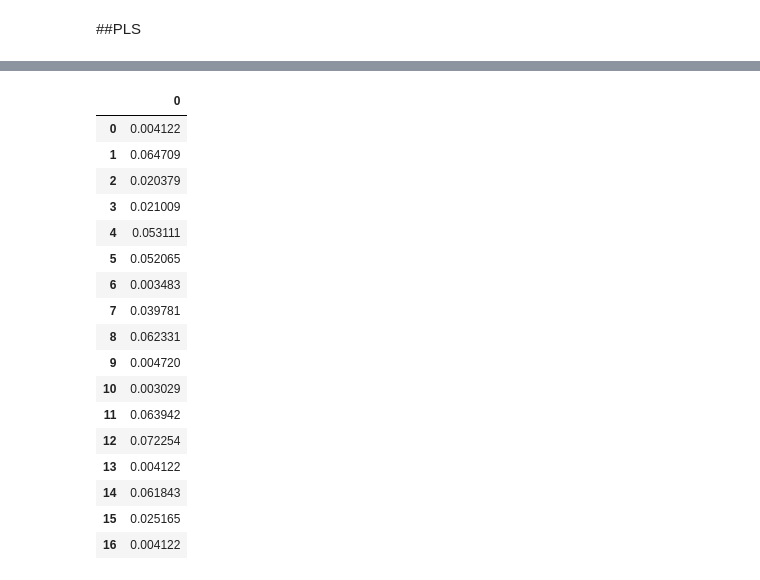
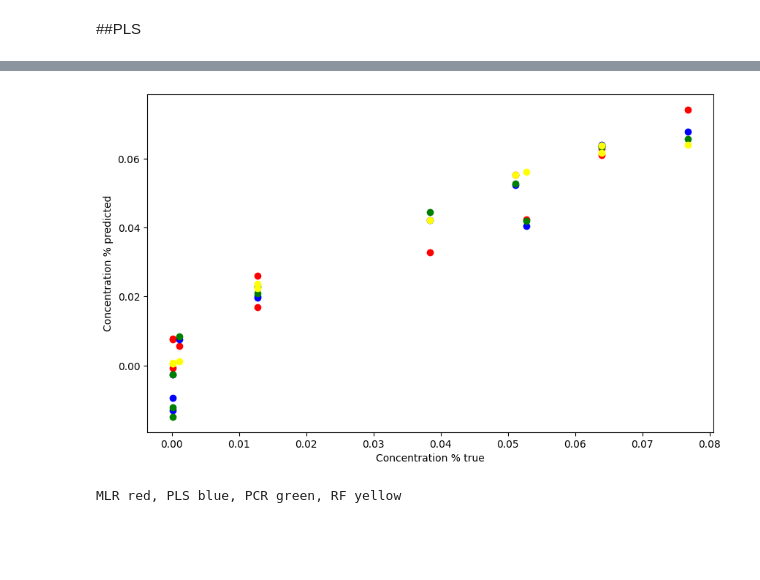
Before and after one commit to wiemila/ML_ISE-strzykawki, a Jupyter notebook: Cond_corr.ipynb, the cells around one changed output, grey strips where cells are left out. Drawn from its saved outputs; the diff is of its cells as text; code cells hidden in the pictures; blank space fills up the shorter version.

```diff
--- a/Cond_corr.ipynb
+++ b/Cond_corr.ipynb
@@ -256,0 +302,4 @@ R2 test: 0.9072798965282263
+# %%
+regressorMLR = LinearRegression()
+regressorMLR.fit(X_train, y_train)
+predictions_mlr = regressorMLR.predict(X_test)
@@ -257,5 +337,8 @@ R2 test: 0.9072798965282263
 # %%
 from sklearn.ensemble import RandomForestRegressor
-model3=RandomForestRegressor()
-model3.fit(X_pca_train, y_train)
+regressorRF=RandomForestRegressor()
+regressorRF.fit(X_train, y_train)
+predictions_rfreg = regressorRF.predict(X_test)
+predcopyRF = pd.DataFrame(predictions_rfreg)
+predcopyRF
 # %% [output]
@@ -271,5 +358,3 @@ model3.score(X_pca_test, y_test)
-# %%
-predictions_rfreg = model3.predict(X_pca_test)
 # %%
 print('MAE:', metrics.mean_absolute_error(y_test, predictions_rfreg))
 print('MSE:', metrics.mean_squared_error(y_test, predictions_rfreg))
@@ -293,22 +370,14 @@ TypeError: expected 1D vector for x
-# %%
-predcopyRandF = pd.DataFrame(predictions_rfreg)
-predcopyRandF
-# %% [output]
-|  | 0 |
-| 0 | 0.004122 |
-| 1 | 0.064709 |
-| 2 | 0.020379 |
-| 3 | 0.021009 |
-| 4 | 0.053111 |
-| 5 | 0.052065 |
-| 6 | 0.003483 |
-| 7 | 0.039781 |
-| 8 | 0.062331 |
-| 9 | 0.004720 |
-| 10 | 0.003029 |
-| 11 | 0.063942 |
-| 12 | 0.072254 |
-| 13 | 0.004122 |
-| 14 | 0.061843 |
-| 15 | 0.025165 |
-| 16 | 0.004122 |
+# %%
+#create a scatter plot of true and predicted values
+plt.figure(figsize=(10,6))
+plt.scatter(y_test,predictions_mlr,c='red')
+plt.scatter(y_test,predictionsPLS,c='blue')
+plt.scatter(y_test,predictions_lr_pca,c='green')
+plt.scatter(y_test,predictions_rfreg,c='yellow')
+plt.xlabel('Concentration % true')
+plt.ylabel('Concentration % predicted')
+plt.show()
+print('MLR red, PLS blue, PCR green, RF yellow')
+# %% [output]
+[figure, added]
+MLR red, PLS blue, PCR green, RF yellow
```
Also changed, not shown: parts of 14 cells of this notebook.
